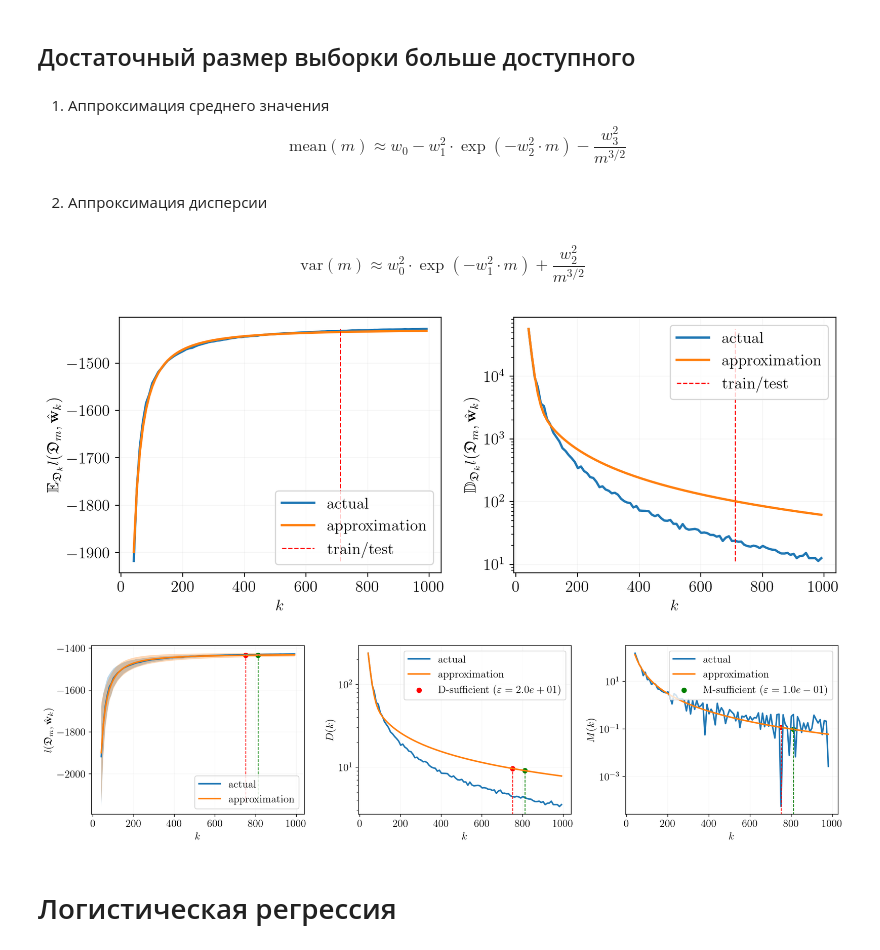
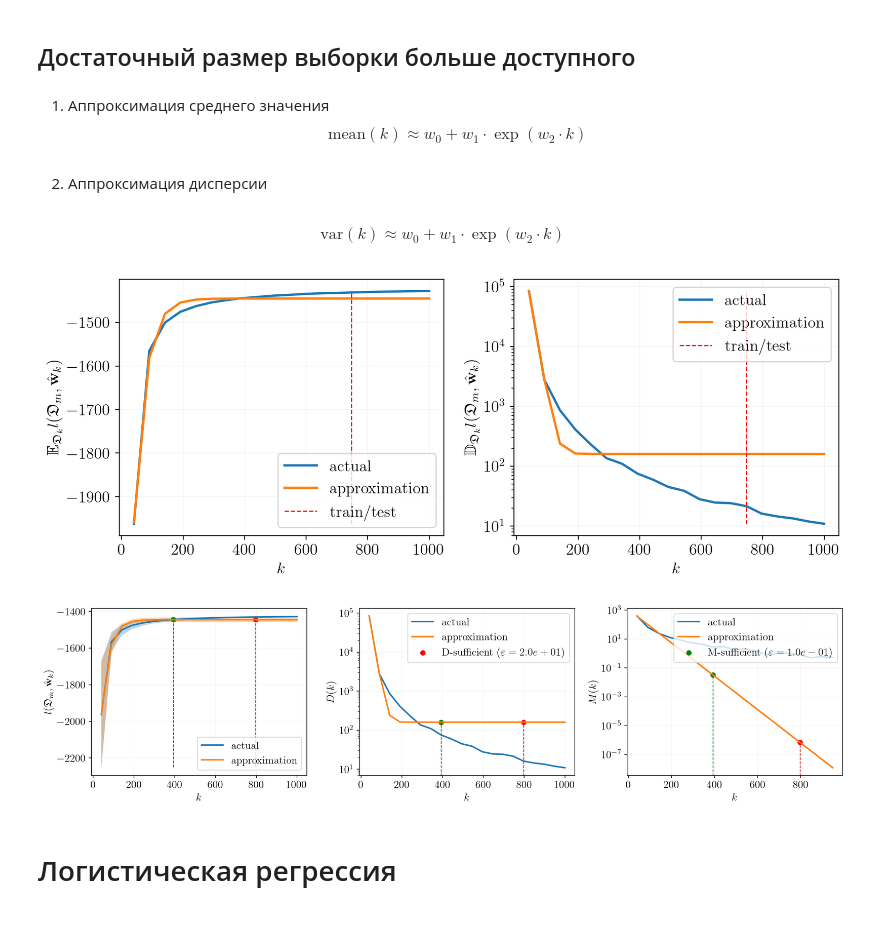
Before and after one commit to kisnikser/Bayesian-Sample-Size-Estimation, a Jupyter notebook: code/main.ipynb, the cells around one changed output. Cells and saved outputs as stored; diff of their text form; code cells hidden in the pictures; blank space fills up the shorter version.

```diff
--- a/code/main.ipynb
+++ b/code/main.ipynb
@@ -377,5 +209,5 @@ plot_bootstrap_sufficient(sample_sizes, llh_means, llh_vars, eps_variance=1e2, e
 ## Достаточный размер выборки больше доступного
 # %% [markdown]
 1. Аппроксимация среднего значения
-$$ \mathrm{mean}(m) \approx w_0 - w_1^2 \cdot \exp\left( -w_2^2 \cdot m \right) - \dfrac{w_3^2}{m^{3/2}}$$
+$$ \mathrm{mean}(k) \approx w_0 + w_1 \cdot \exp(w_2 \cdot k) $$
 # %%
@@ -384,8 +216,8 @@ def func_mean_approx(m, w):
 # %% [markdown]
 2. Аппроксимация дисперсии
 # %% [markdown]
-$$ \mathrm{var}(m) \approx w_0^2 \cdot \exp\left( - w_1^2 \cdot m \right) + \dfrac{w_2^2}{m^{3/2}} $$
+$$ \mathrm{var}(k) \approx w_0 + w_1 \cdot \exp(w_2 \cdot k) $$
 # %%
-def func_var_approx(m, w):
-    return (w[0]**2)*np.exp(-(w[1]**2)*m)+(w[2]**2)/(m**1.5)
+def func_var_approx(k, w):
+    return w[0] + w[1] * np.exp(w[2] * k)
 # %%
@@ -416,11 +249,10 @@ def approx(sample_sizes, sample_sizes_approximation, means, variances, func_mean
 
     return means_approximation, vars_approximation
 # %%
-llh_means_approximation, llh_vars_approximation = approx(
-    sample_sizes, sample_sizes, llh_means, llh_vars, func_mean_approx, func_var_approx
-)
+llh_means_approximation, llh_vars_approximation = approx(sample_sizes, sample_sizes, llh_means, llh_vars, func_mean_approx, func_var_approx, train_size=0.7)
 
 train_bound = int(0.7 * sample_sizes.size)
+train_boud = sample_sizes.size
 
 fig, (ax1, ax2) = plt.subplots(1, 2, figsize=(10, 4))
 
@@ -440,12 +272,12 @@ ax2.set_ylabel(r"$\mathbb{D}_{\mathfrak{D}_k} l(\mathfrak{D}_m, \hat{\mathbf{w}}
 ax2.set_yscale('log')
 
 plt.tight_layout()
-plt.savefig("synthetic-regression-approximation.pdf")
+#plt.savefig("synthetic-regression-approximation.pdf")
 plt.show()
 # %% [output]
-[figure, old version]
+[figure, new version]
 # %%
-def plot_bootstrap_sufficient_approximation(sample_sizes, means, means_approximation, variances, variances_approximation, eps_variance=1e2, eps_rate=1e0, save=False, filename="synthetic-regression-sufficient.pdf"):
+def plot_bootstrap_sufficient_approximation(sample_sizes, means, means_approximation, variances, variances_approximation, eps_variance=1e2, eps_rate=1e0, save=False, filename="synthetic-regression-sufficient.pdf", loss=False):
 
     m_star_variance = sufficient_sample_size(sample_sizes, means_approximation, variances, eps=eps_variance, method="variance")
     m_star_rate = sufficient_sample_size(sample_sizes, means_approximation, variances, eps=eps_rate, method="rate")
@@ -466,26 +298,29 @@ def plot_bootstrap_sufficient_approximation(sample_sizes, means, means_approxima
     ax1.vlines(m_star_rate, min(means_approximation - stds_approximation), means_approximation[m_star_rate_idx], colors='green', linestyle='dashed', linewidth=1)
     ax1.scatter(m_star_rate, means_approximation[m_star_rate_idx], marker='o', color='green')
     ax1.set_xlabel(r"$k$")
-    ax1.set_ylabel(r"$l(\mathfrak{D}_m, \hat{\mathbf{w}}_k)$")
+    if loss:
+        ax1.set_ylabel("-Loss")
+    else:
+        ax1.set_ylabel(r"$l(\mathfrak{D}_m, \hat{\mathbf{w}}_k)$")
     ax1.legend(loc="lower right")
 
-    ax2.plot(sample_sizes, D(means, stds), label="actual")
-    ax2.plot(sample_sizes, D(means_approximation, stds_approximation), label="approximation")
-    ax2.vlines(m_star_variance, 0, D(means_approximation, stds_approximation)[m_star_variance_idx], colors='red', linestyle='dashed', linewidth=1)
-    ax2.scatter(m_star_variance, D(means_approximation, stds_approximation)[m_star_variance_idx], marker='o', color='red', label=f"D-sufficient ($\\varepsilon={eps_variance:.1e}$)")
-    ax2.vlines(m_star_rate, 0, D(means_approximation, stds_approximation)[m_star_rate_idx], colors='green', linestyle='dashed', linewidth=1)
-    ax2.scatter(m_star_rate, D(means_approximation, stds_approximation)[m_star_rate_idx], marker='o', color='green')
+    ax2.plot(sample_sizes, D(means, variances), label="actual")
+    ax2.plot(sample_sizes, D(means_approximation, variances_approximation), label="approximation")
+    ax2.vlines(m_star_variance, 0, D(means_approximation, variances_approximation)[m_star_variance_idx], colors='red', linestyle='dashed', linewidth=1)
+    ax2.scatter(m_star_variance, D(means_approximation, variances_approximation)[m_star_variance_idx], marker='o', color='red', label=f"D-sufficient ($\\varepsilon={eps_variance:.1e}$)")
+    ax2.vlines(m_star_rate, 0, D(means_approximation, variances_approximation)[m_star_rate_idx], colors='green', linestyle='dashed', linewidth=1)
+    ax2.scatter(m_star_rate, D(means_approximation, variances_approximation)[m_star_rate_idx], marker='o', color='green')
     ax2.set_xlabel(r"$k$")
     ax2.set_ylabel(r"$D(k)$")
     ax2.set_yscale('log')
     ax2.legend(loc="upper right")
 
-    ax3.plot(sample_sizes[:-1], M(means, stds), label="actual")
-    ax3.plot(sample_sizes[:-1], M(means_approximation, stds_approximation), label="approximation")
-    ax3.vlines(m_star_variance, 0, M(means_approximation, stds_approximation)[m_star_variance_idx], colors='red', linestyle='dashed', linewidth=1)
-    ax3.scatter(m_star_variance, M(means_approximation, stds_approximation)[m_star_variance_idx], marker='o', color='red')
-    ax3.vlines(m_star_rate, 0, M(means_approximation, stds_approximation)[m_star_rate_idx], colors='green', linestyle='dashed', linewidth=1)
-    ax3.scatter(m_star_rate, M(means_approximation, stds_approximation)[m_star_rate_idx], marker='o', color='green', label=f"M-sufficient ($\\varepsilon={eps_rate:.1e}$)")
+    ax3.plot(sample_sizes[:-1], M(means, variances), label="actual")
+    ax3.plot(sample_sizes[:-1], M(means_approximation, variances_approximation), label="approximation")
+    ax3.vlines(m_star_variance, 0, M(means_approximation, variances_approximation)[m_star_variance_idx], colors='red', linestyle='dashed', linewidth=1)
+    ax3.scatter(m_star_variance, M(means_approximation, variances_approximation)[m_star_variance_idx], marker='o', color='red')
+    ax3.vlines(m_star_rate, 0, M(means_approximation, variances_approximation)[m_star_rate_idx], colors='green', linestyle='dashed', linewidth=1)
+    ax3.scatter(m_star_rate, M(means_approximation, variances_approximation)[m_star_rate_idx], marker='o', color='green', label=f"M-sufficient ($\\varepsilon={eps_rate:.1e}$)")
     ax3.set_xlabel(r"$k$")
     ax3.set_ylabel(r"$M(k)$")
     ax3.set_yscale('log')
@@ -496,9 +331,9 @@ def plot_bootstrap_sufficient_approximation(sample_sizes, means, means_approxima
         plt.savefig(filename)
     plt.show()
 # %%
-plot_bootstrap_sufficient_approximation(sample_sizes, llh_means, llh_means_approximation, llh_vars, llh_vars_approximation, eps_variance=2e1, eps_rate=1e-1, save=True, filename="synthetic-regression-approximation.pdf")
+plot_bootstrap_sufficient_approximation(sample_sizes, llh_means, llh_means_approximation, llh_vars, llh_vars_approximation, eps_variance=2e1, eps_rate=1e-1, save=False, filename="synthetic-regression-approximation.pdf")
 # %% [output]
-[figure, old version]
+[figure, new version]
 # %% [markdown]
 # Логистическая регрессия
 # %% [markdown]
```
Also changed, not shown: parts of 33 cells of this notebook.
